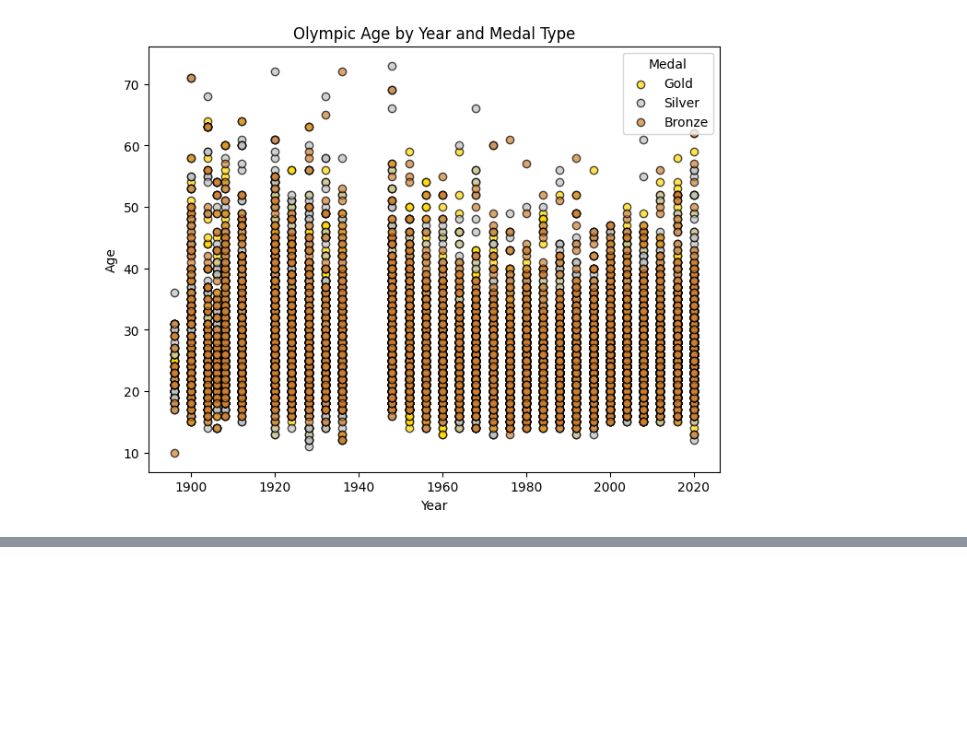
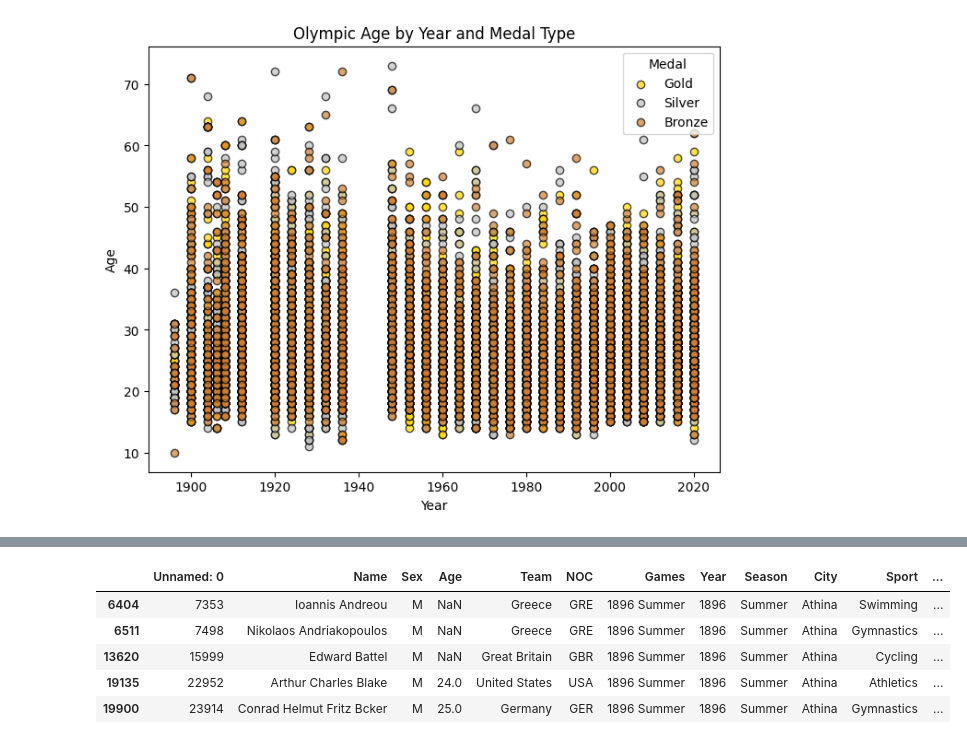
Before and after one commit to amiramiriani/Olampic_datasets, a Jupyter notebook: code/Untitled.ipynb, the cells around one changed output, grey strips where cells are left out. Drawn from its saved outputs; the diff is of its cells as text; code cells hidden in the pictures; blank space fills up the shorter version.

```diff
--- a/code/Untitled.ipynb
+++ b/code/Untitled.ipynb
@@ -92,0 +98,9 @@ plt.show()
+# %%
+Olympic_1896.head()
+# %% [output]
+|  | Unnamed: 0 | Name | Sex | Age | Team | NOC | Games | Year | Season | City | Sport | ... |
+| 6404 | 7353 | Ioannis Andreou | M | NaN | Greece | GRE | 1896 Summer | 1896 | Summer | Athina | Swimming | ... |
+| 6511 | 7498 | Nikolaos Andriakopoulos | M | NaN | Greece | GRE | 1896 Summer | 1896 | Summer | Athina | Gymnastics | ... |
+| 13620 | 15999 | Edward Battel | M | NaN | Great Britain | GBR | 1896 Summer | 1896 | Summer | Athina | Cycling | ... |
+| 19135 | 22952 | Arthur Charles Blake | M | 24.0 | United States | USA | 1896 Summer | 1896 | Summer | Athina | Athletics | ... |
+| 19900 | 23914 | Conrad Helmut Fritz Bcker | M | 25.0 | Germany | GER | 1896 Summer | 1896 | Summer | Athina | Gymnastics | ... |
```
Also changed, not shown: parts of 5 cells of this notebook, 1 other file.
